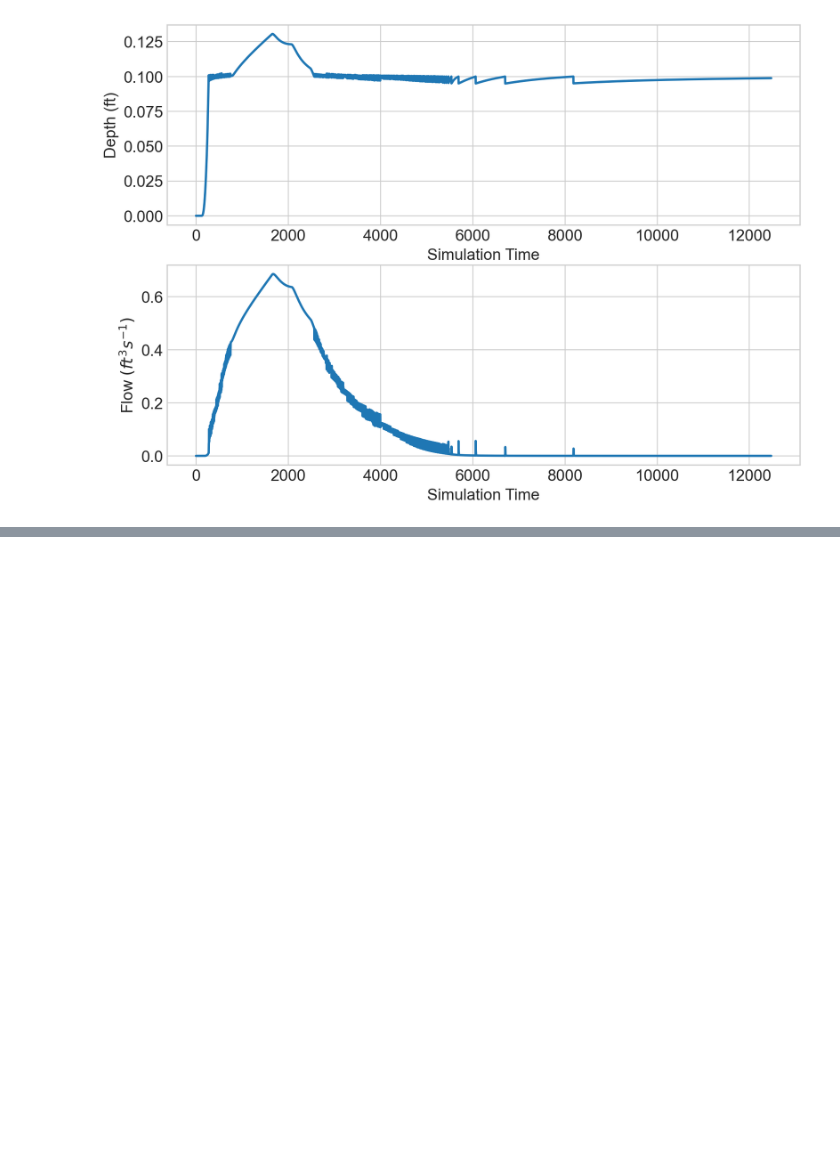
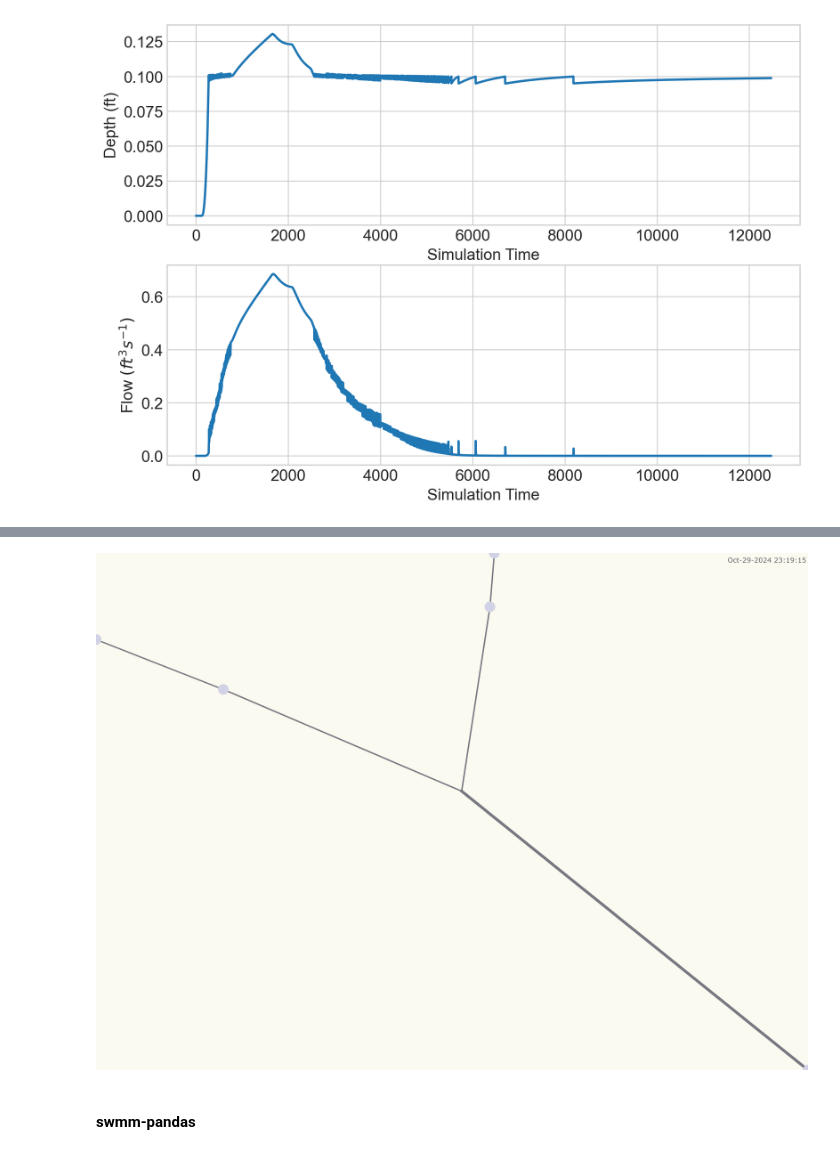
Before and after one commit to abhiramm7/digi-swmm, a Jupyter notebook: intro_to_pyswmm_ecosystem.ipynb, the cells around one changed output, grey strips where cells are left out. Cells and saved outputs as stored; diff of their text form; code cells hidden in the pictures; blank space fills up the shorter version.

```diff
--- a/intro_to_pyswmm_ecosystem.ipynb
+++ b/intro_to_pyswmm_ecosystem.ipynb
@@ -158,0 +198,9 @@ pyswmm has a lot of other amazing features! please refer to pyswmm tutorials htt
+# %%
+input_file_path = pystorms.networks.load_network("theta")
+
+# instantiate a swmmio.Model object
+model = swmmio.Model(input_file_path)
+
+# extract dataframe containing useful information about the nodes and links
+nodes = model.nodes.dataframe
+links = model.links.dataframe
@@ -158,0 +218,11 @@ pyswmm has a lot of other amazing features! please refer to pyswmm tutorials htt
+# %%
+# style the links and nodes a bit
+nodes['draw_size'] = 30
+
+# we'll make the line thickess proportional to the maximum flow
+links['draw_size'] = links.MaxQ * 25
+swmmio.draw_model(nodes=nodes, conduits=links)
+# %% [output]
+[figure, added]
+# %% [markdown]
+#### swmm-pandas
```
Also changed, not shown: parts of 27 cells of this notebook, 1 other file.
